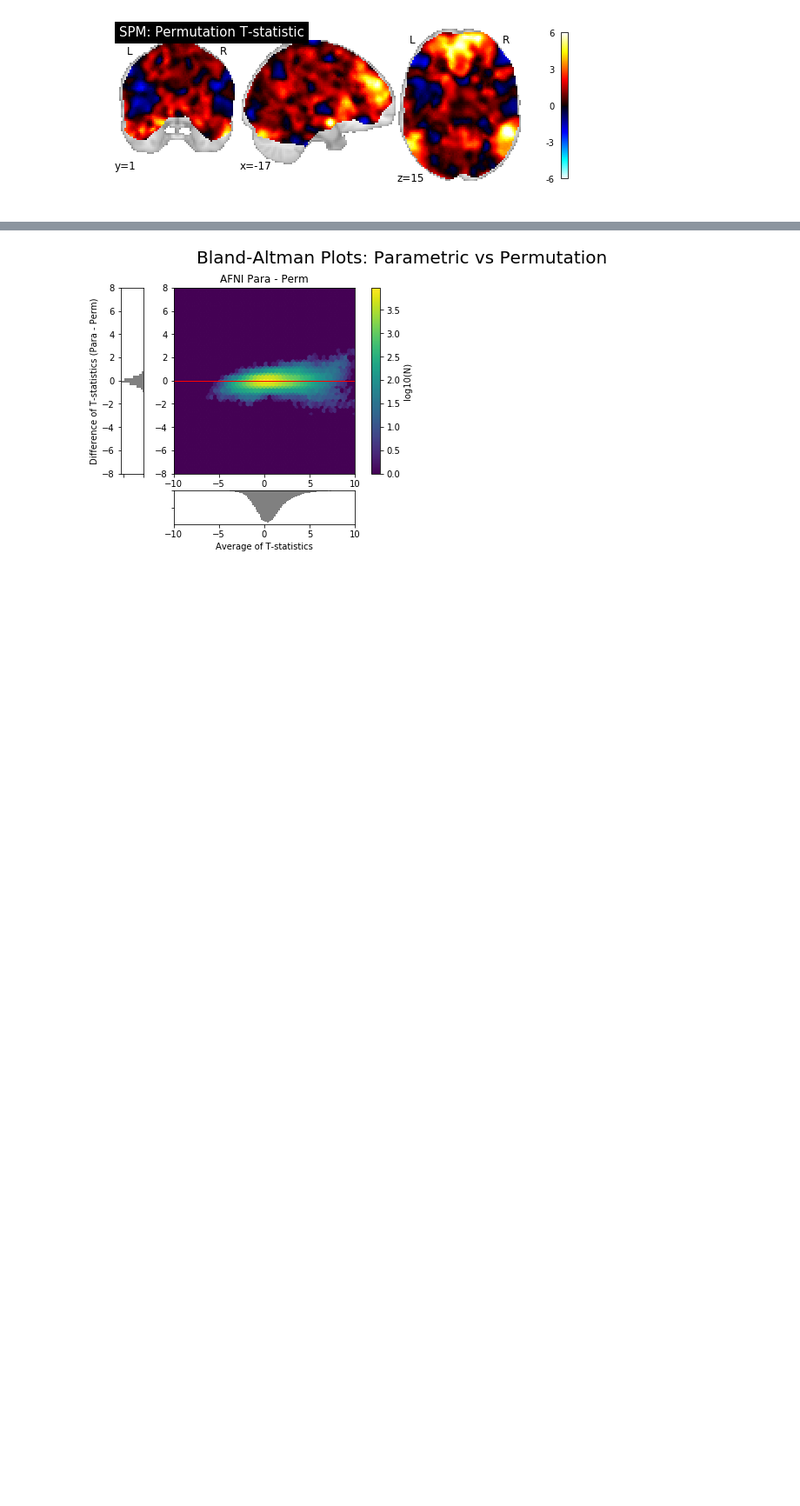
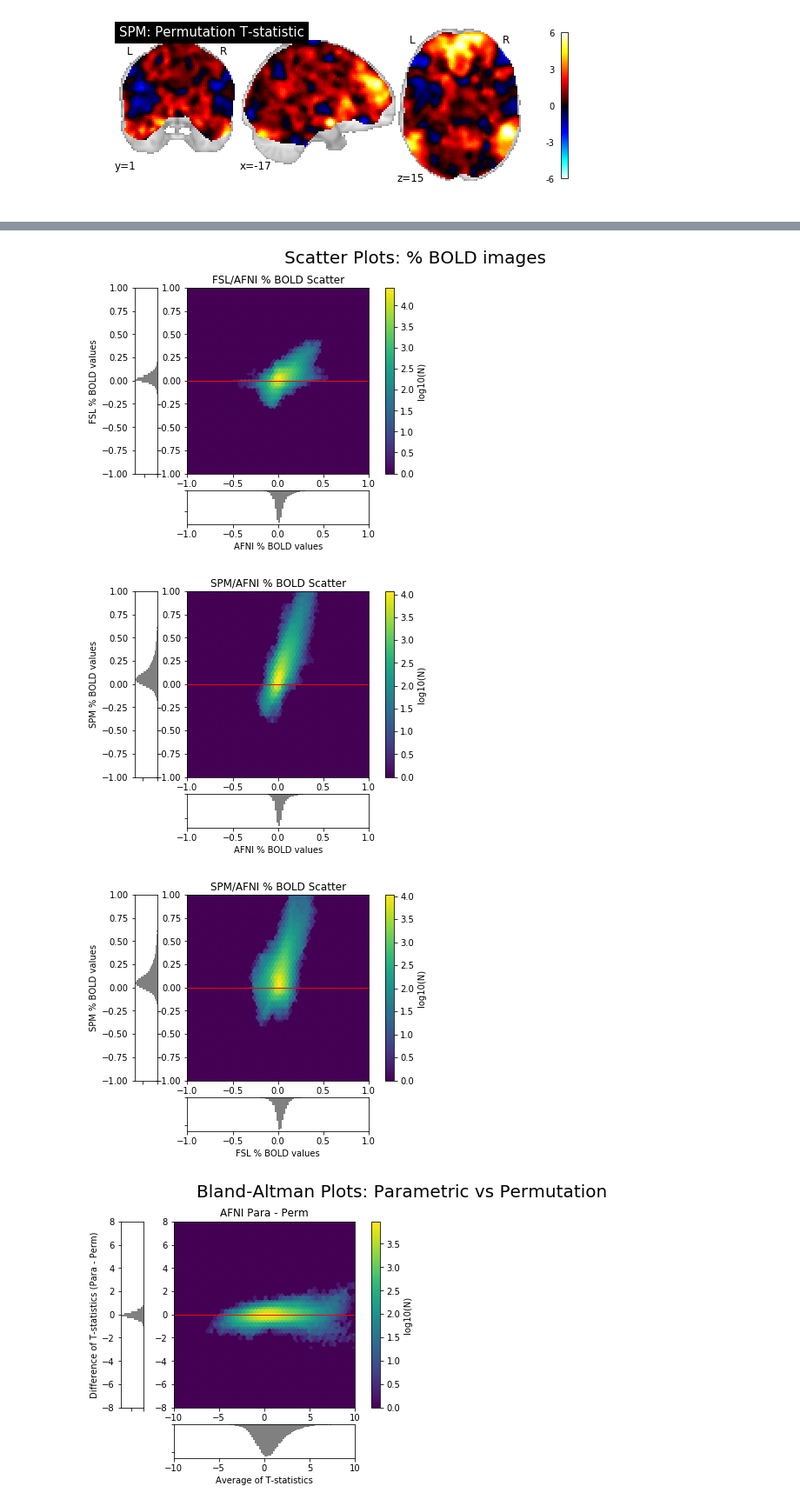
Before and after one commit to NISOx-BDI/Software_Comparison, a Jupyter notebook: figures/ds109_notebook.ipynb, the cells around one changed output, grey strips where cells are left out. Shown at 87% size. Saved outputs shown, nothing was run; the diff lists cells and outputs as text; code cells hidden in the pictures; blank space fills up the shorter version.

```diff
--- a/figures/ds109_notebook.ipynb
+++ b/figures/ds109_notebook.ipynb
@@ -135,6 +135,11 @@ afni_perm_cluster_count = pd.read_csv('./input/' + study + '/afni_perm_cluster_c
 fsl_perm_cluster_count = pd.read_csv('./input/' + study + '/fsl_perm_cluster_count.csv', usecols=[1], names=['FSL Cluster Count'])
 spm_perm_cluster_count = pd.read_csv('./input/' + study + '/spm_perm_cluster_count.csv', usecols=[1], names=['SPM Cluster Count'])
 perm_euler_chars = pd.concat([afni_perm_euler_chars, fsl_perm_euler_chars, spm_perm_euler_chars, afni_perm_cluster_count, fsl_perm_cluster_count, spm_perm_cluster_count], axis=1)
+
+# *** BOLD images
+afni_bold = './input/' + study + '/afni_bold.nii.gz'
+fsl_bold = './input/' + study + '/fsl_bold.nii.gz'
+spm_bold = './input/' + study + '/spm_bold.nii.gz'
 # %%
 from lib import plot_excursion_sets
 # Determine the scale of the activation colorbar
@@ -211,3 +216,11 @@ bland_altman.bland_altman('Bland-Altman Plots: Permutation Tests', afni_perm, sp
+# %%
+bland_altman.scatter('Scatter Plots: % BOLD images', afni_bold, spm_bold,
+            'SPM/AFNI % BOLD Scatter', 'FSL/AFNI % BOLD Scatter', 'SPM/AFNI % BOLD Scatter',
+             fsl_bold, study=study + '_bold')
+# %% [output]
+[figure, added]
+[figure, added]
+[figure, added]
 # %%
 bland_altman.bland_altman_intra('Bland-Altman Plots: Parametric vs Permutation', afni_stat_file, afni_perm,
              fsl_stat_file, fsl_perm,
```
Also changed, not shown: parts of 4 cells of this notebook, 36 other files.
